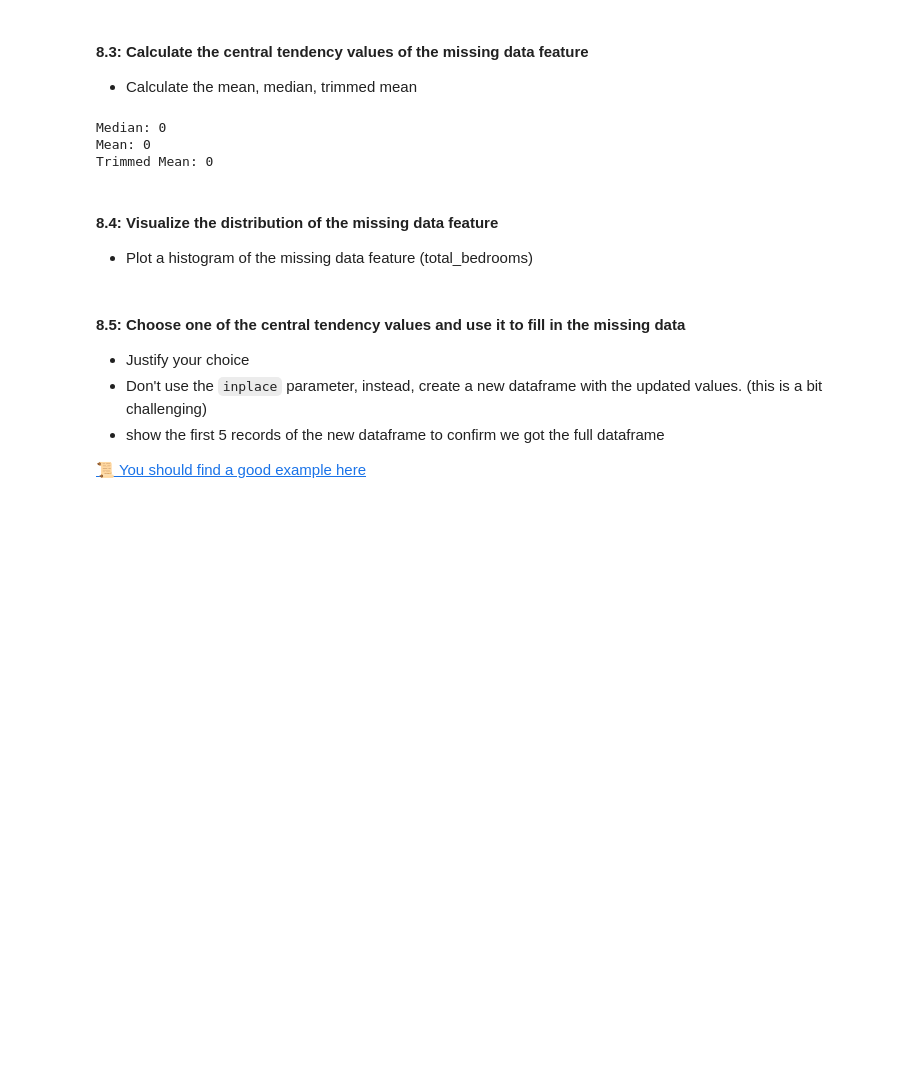
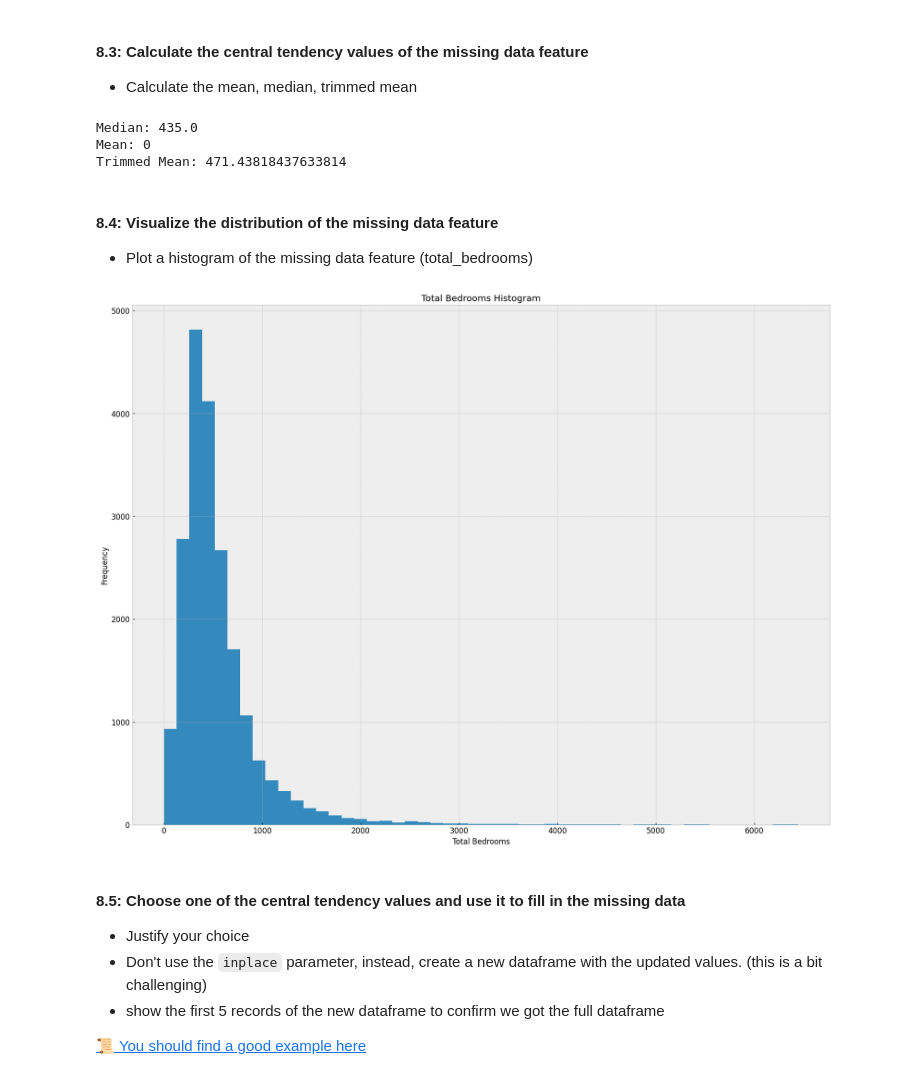
Before and after one commit to IT4063-Spring2025/eda-assignment-mungaiwm, a Jupyter notebook: notebook.ipynb, the cells around one changed output. Saved outputs shown, nothing was run; the diff lists cells and outputs as text; code cells hidden in the pictures; blank space fills up the shorter version.

```diff
--- a/notebook.ipynb
+++ b/notebook.ipynb
@@ -371,18 +427,20 @@ Notice there are 2 keywords here: `sample` and (rows with missing data)
 #### 8.3: Calculate the central tendency values of the missing data feature
 * Calculate the mean, median, trimmed mean
 # %%
-# 💻 get the mean, median and trimmed mean of the total_bedrooms column
-total_bedrooms_median = 0
-total_berooms_mean = 0
-total_bedrooms_trimmed_mean = 0
+# get the mean, median and trimmed mean of the total_bedrooms column
+total_bedrooms_mean = housing["total_bedrooms"].mean()
+total_bedrooms_median = housing["total_bedrooms"].median()
+total_bedrooms_trimmed_mean = trim_mean(housing["total_bedrooms"].dropna(), proportiontocut=0.1)
+
+# print the mean, median and trimmed mean of the total_bedrooms column
 
 print(f"Median: {total_bedrooms_median}")
 print(f"Mean: {total_berooms_mean}")
 print(f"Trimmed Mean: {total_bedrooms_trimmed_mean}")
 # %% [output]
-Median: 0
+Median: 435.0
 Mean: 0
-Trimmed Mean: 0
+Trimmed Mean: 471.43818437633814
 # %% [markdown]
 #### 8.4: Visualize the distribution of the missing data feature
 * Plot a histogram of the missing data feature (total_bedrooms)
@@ -391,3 +447,12 @@ Trimmed Mean: 0
+# %%
+# Plot the histogram of the total_bedrooms column
+housing["total_bedrooms"].hist(bins=50, figsize=(20, 15))
+plt.title("Total Bedrooms Histogram")
+plt.xlabel("Total Bedrooms")
+plt.ylabel("Frequency")
+plt.show()
+# %% [output]
+[figure, added]
 # %% [markdown]
 #### 8.5: Choose one of the central tendency values and use it to fill in the missing data
 * Justify your choice
```
Also changed, not shown: parts of 10 cells of this notebook.
